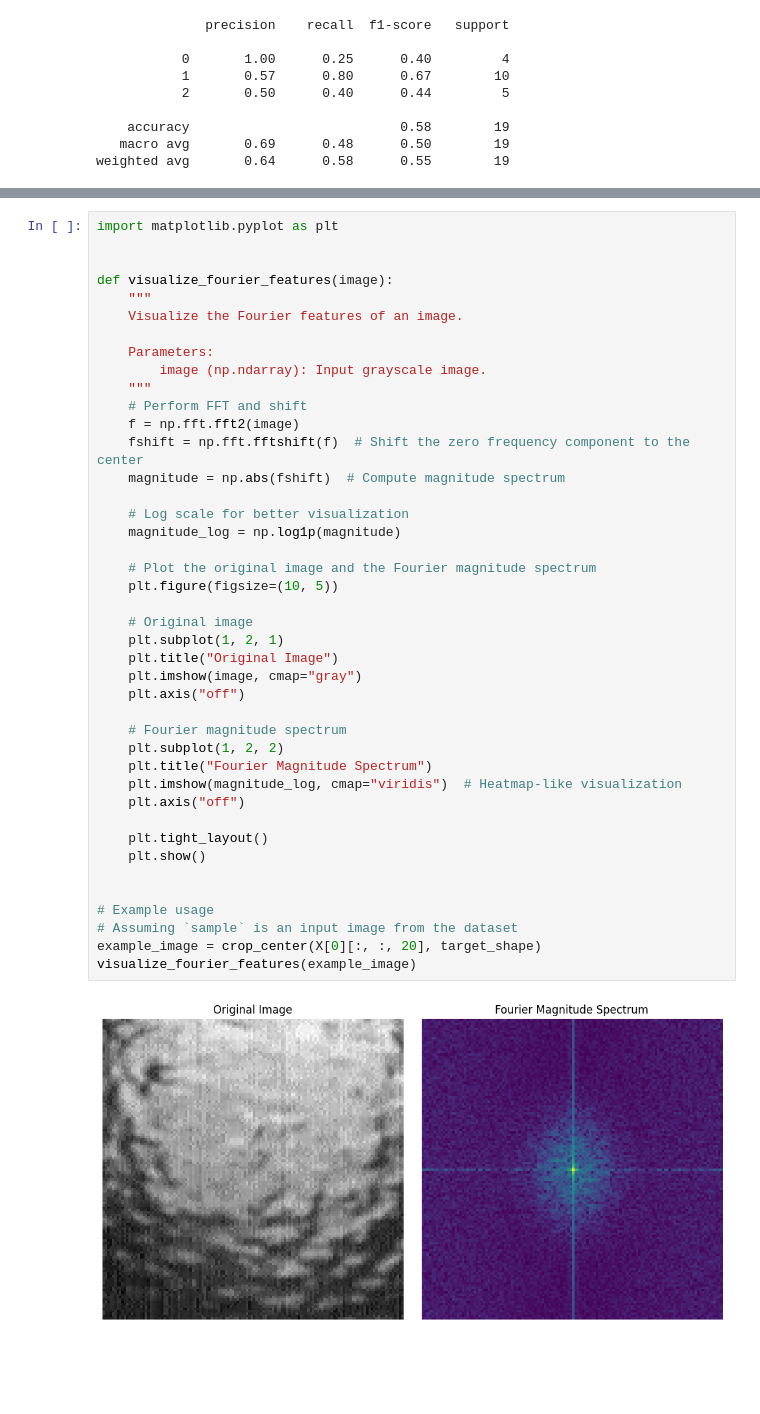
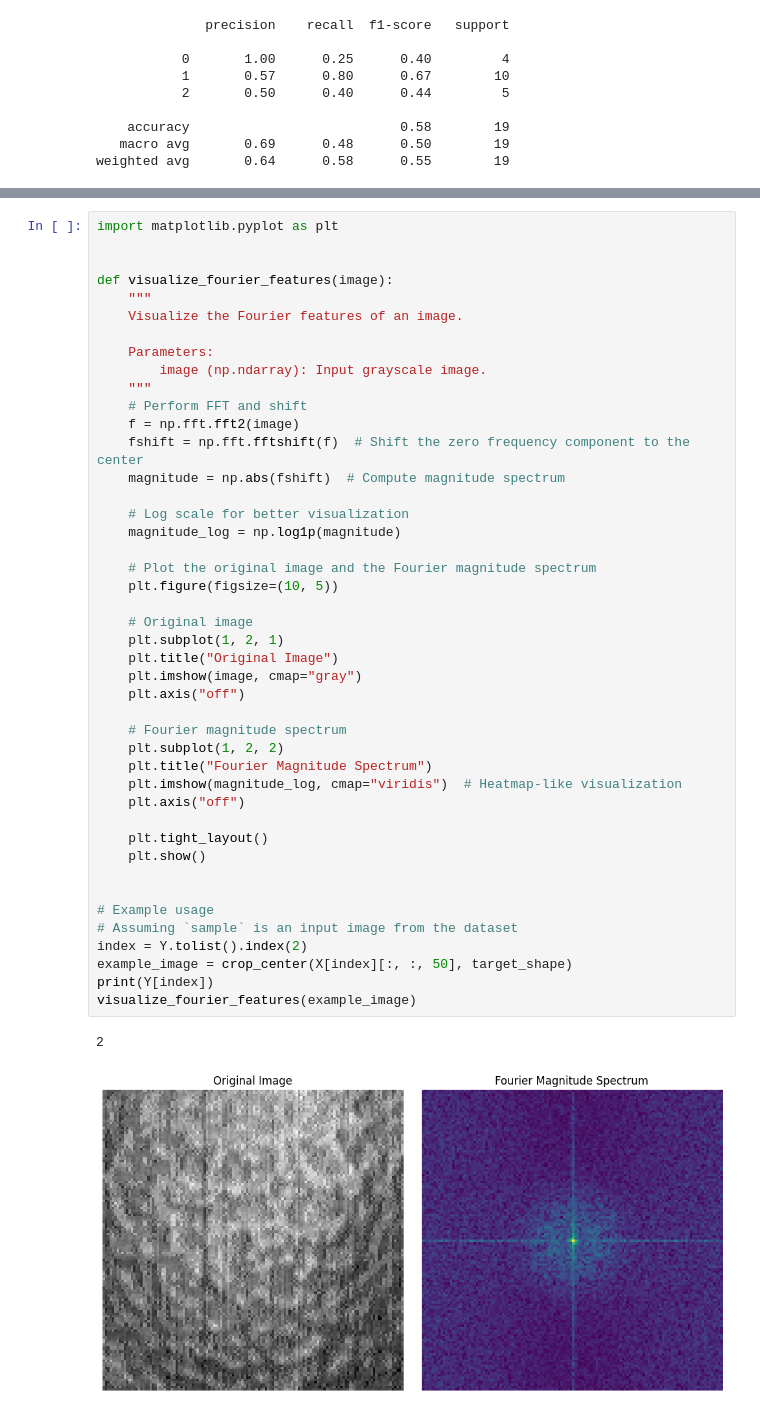
Before and after one commit to PyMati/FruitsClassificationFromHipespectralImages, a Jupyter notebook: experiment2.ipynb, the cells around one changed output, grey strips where cells are left out. Cells and saved outputs as stored; diff of their text form; blank space fills up the shorter version.

```diff
--- a/experiment2.ipynb
+++ b/experiment2.ipynb
@@ -251,32 +282,35 @@ def visualize_fourier_features(image):
     f = np.fft.fft2(image)
     fshift = np.fft.fftshift(f)  # Shift the zero frequency component to the center
     magnitude = np.abs(fshift)  # Compute magnitude spectrum
 
     # Log scale for better visualization
     magnitude_log = np.log1p(magnitude)
 
     # Plot the original image and the Fourier magnitude spectrum
     plt.figure(figsize=(10, 5))
 
     # Original image
     plt.subplot(1, 2, 1)
     plt.title("Original Image")
     plt.imshow(image, cmap="gray")
     plt.axis("off")
 
     # Fourier magnitude spectrum
     plt.subplot(1, 2, 2)
     plt.title("Fourier Magnitude Spectrum")
     plt.imshow(magnitude_log, cmap="viridis")  # Heatmap-like visualization
     plt.axis("off")
 
     plt.tight_layout()
     plt.show()
 
 
 # Example usage
 # Assuming `sample` is an input image from the dataset
-example_image = crop_center(X[0][:, :, 20], target_shape)
+index = Y.tolist().index(2)
+example_image = crop_center(X[index][:, :, 50], target_shape)
+print(Y[index])
 visualize_fourier_features(example_image)
 # %% [output]
+2
-[figure, old version]
+[figure, new version]
```
Also changed, not shown: parts of 4 cells of this notebook.
